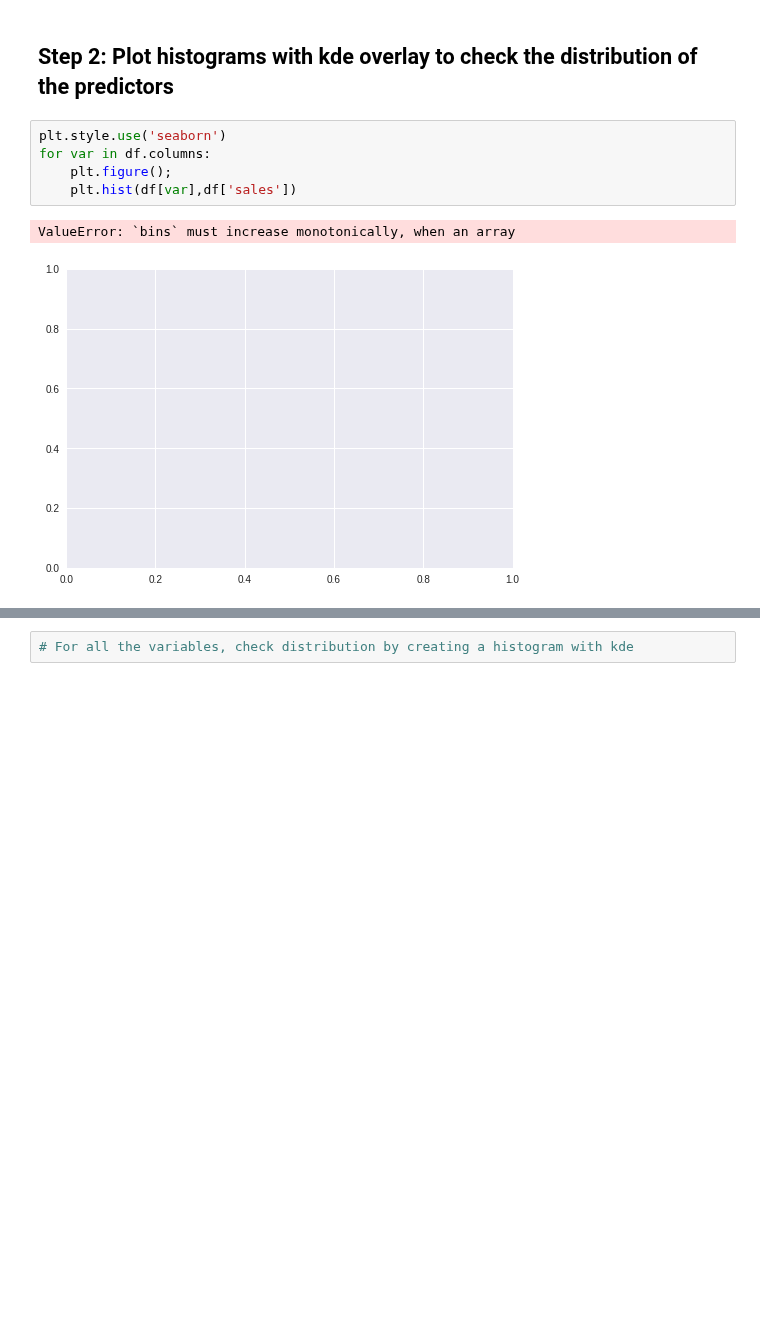
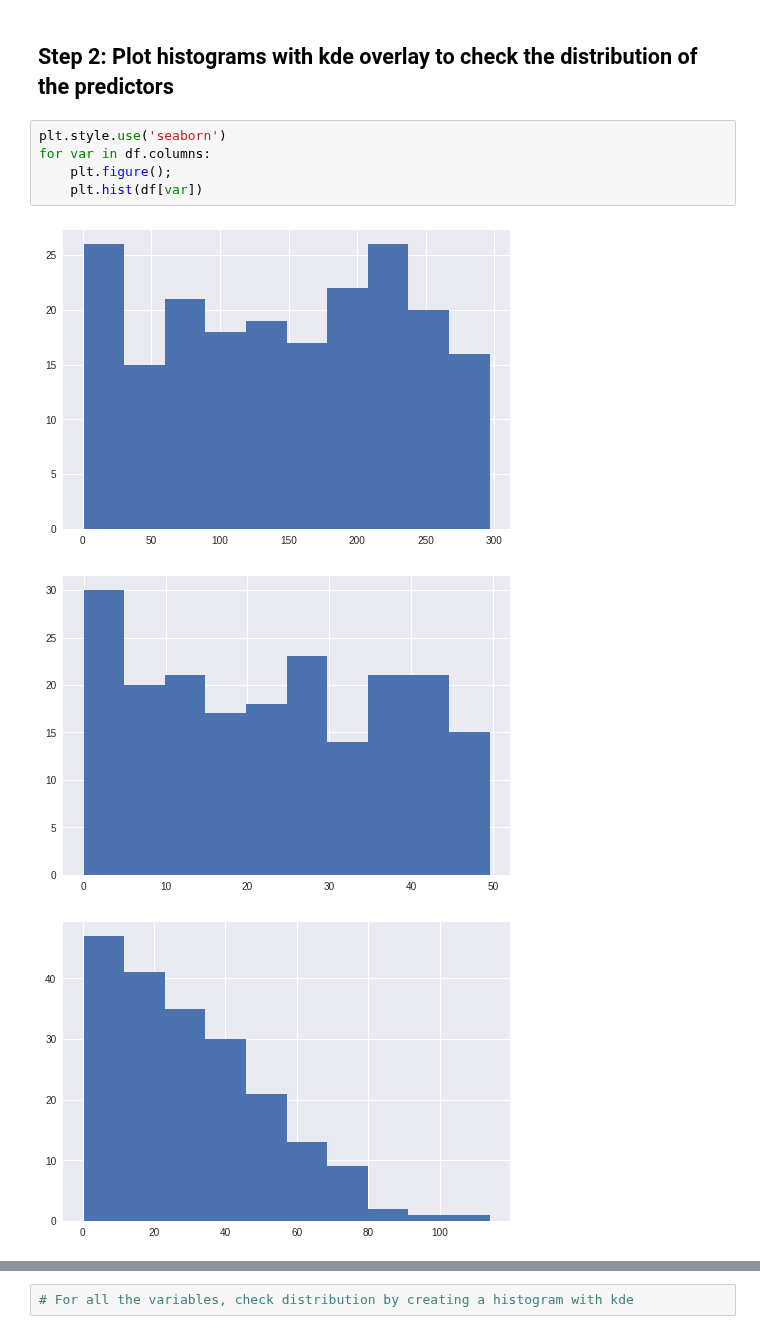
Before and after one commit to OsterMendel/dsc-ols-statsmodels-lab-nyc-ds-033020, a Jupyter notebook: index.ipynb, the cells around one changed output, grey strips where cells are left out. Cells and saved outputs as stored; diff of their text form; blank space fills up the shorter version.

```diff
--- a/index.ipynb
+++ b/index.ipynb
@@ -57,8 +57,9 @@ df.describe()
 # %%
 plt.style.use('seaborn')
 for var in df.columns:
     plt.figure();
-    plt.hist(df[var],df['sales'])
+    plt.hist(df[var])
 # %% [output]
-ValueError: `bins` must increase monotonically, when an array
-[figure, old version]
+[figure, new version]
+[figure, added]
+[figure, added]
```
Also changed, not shown: parts of 1 cell of this notebook.
